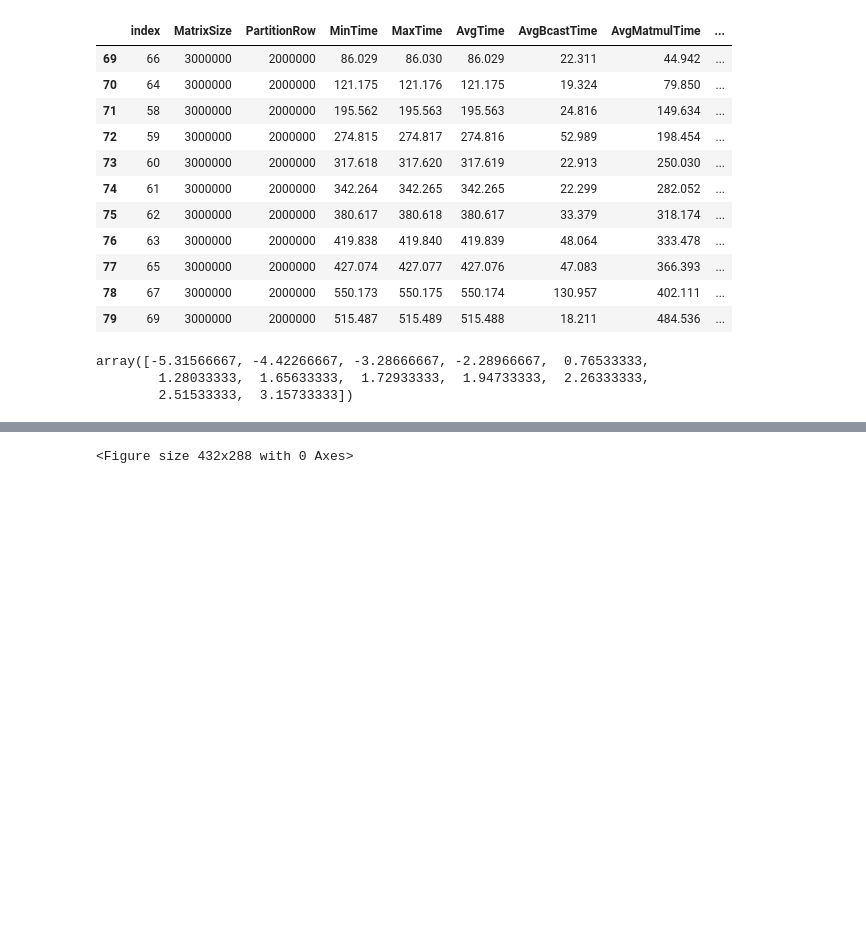
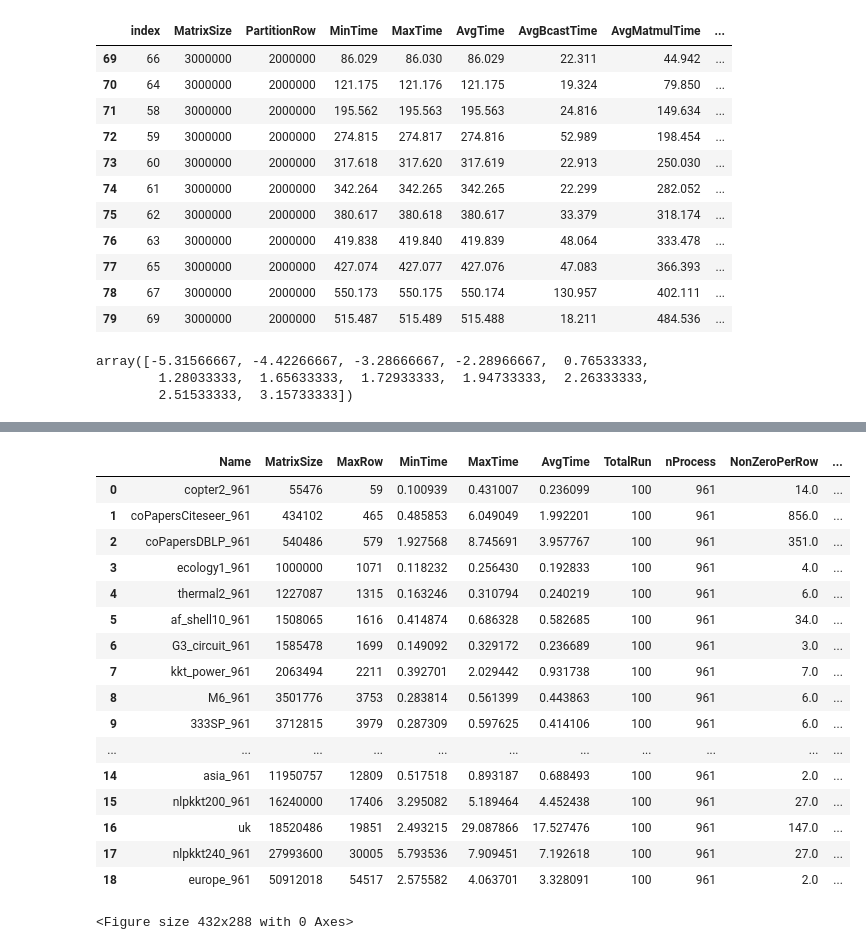
Before and after one commit to marufdsi/matvec-sparse, a Jupyter notebook: SpMV_Plots.ipynb, the cells around one changed output, grey strips where cells are left out. Cells and saved outputs as stored; diff of their text form; code cells hidden in the pictures; blank space fills up the shorter version.

```diff
--- a/SpMV_Plots.ipynb
+++ b/SpMV_Plots.ipynb
@@ -507 +514,22 @@ Index(['Name', 'MatrixSize', 'AvgRow', 'MinTime', 'MaxTime', 'AvgTime',
+# %%
+
+spmv_1d_data
+# %% [output]
+|  | Name | MatrixSize | MaxRow | MinTime | MaxTime | AvgTime | TotalRun | nProcess | NonZeroPerRow | ... |
+| 0 | copter2_961 | 55476 | 59 | 0.100939 | 0.431007 | 0.236099 | 100 | 961 | 14.0 | ... |
+| 1 | coPapersCiteseer_961 | 434102 | 465 | 0.485853 | 6.049049 | 1.992201 | 100 | 961 | 856.0 | ... |
+| 2 | coPapersDBLP_961 | 540486 | 579 | 1.927568 | 8.745691 | 3.957767 | 100 | 961 | 351.0 | ... |
+| 3 | ecology1_961 | 1000000 | 1071 | 0.118232 | 0.256430 | 0.192833 | 100 | 961 | 4.0 | ... |
+| 4 | thermal2_961 | 1227087 | 1315 | 0.163246 | 0.310794 | 0.240219 | 100 | 961 | 6.0 | ... |
+| 5 | af_shell10_961 | 1508065 | 1616 | 0.414874 | 0.686328 | 0.582685 | 100 | 961 | 34.0 | ... |
+| 6 | G3_circuit_961 | 1585478 | 1699 | 0.149092 | 0.329172 | 0.236689 | 100 | 961 | 3.0 | ... |
+| 7 | kkt_power_961 | 2063494 | 2211 | 0.392701 | 2.029442 | 0.931738 | 100 | 961 | 7.0 | ... |
+| 8 | M6_961 | 3501776 | 3753 | 0.283814 | 0.561399 | 0.443863 | 100 | 961 | 6.0 | ... |
+| 9 | 333SP_961 | 3712815 | 3979 | 0.287309 | 0.597625 | 0.414106 | 100 | 961 | 6.0 | ... |
+| ... | ... | ... | ... | ... | ... | ... | ... | ... | ... | ... |
+| 14 | asia_961 | 11950757 | 12809 | 0.517518 | 0.893187 | 0.688493 | 100 | 961 | 2.0 | ... |
+| 15 | nlpkkt200_961 | 16240000 | 17406 | 3.295082 | 5.189464 | 4.452438 | 100 | 961 | 27.0 | ... |
+| 16 | uk | 18520486 | 19851 | 2.493215 | 29.087866 | 17.527476 | 100 | 961 | 147.0 | ... |
+| 17 | nlpkkt240_961 | 27993600 | 30005 | 5.793536 | 7.909451 | 7.192618 | 100 | 961 | 27.0 | ... |
+| 18 | europe_961 | 50912018 | 54517 | 2.575582 | 4.063701 | 3.328091 | 100 | 961 | 2.0 | ... |
 # %%
```
Also changed, not shown: parts of 3 cells of this notebook.
